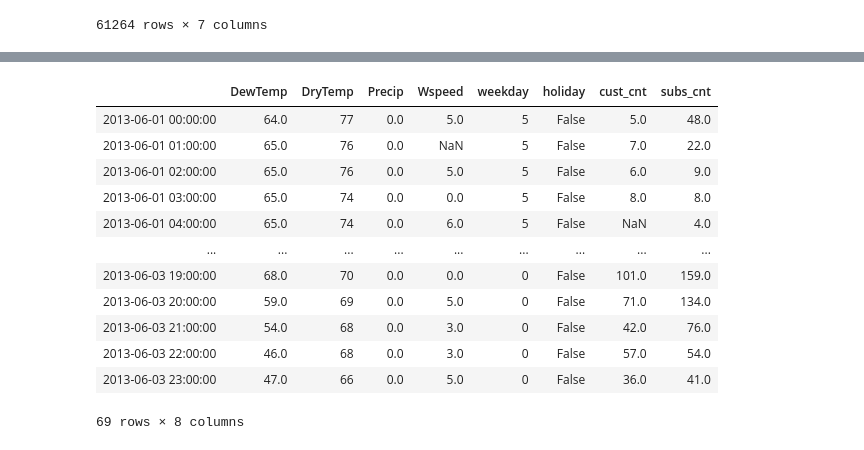
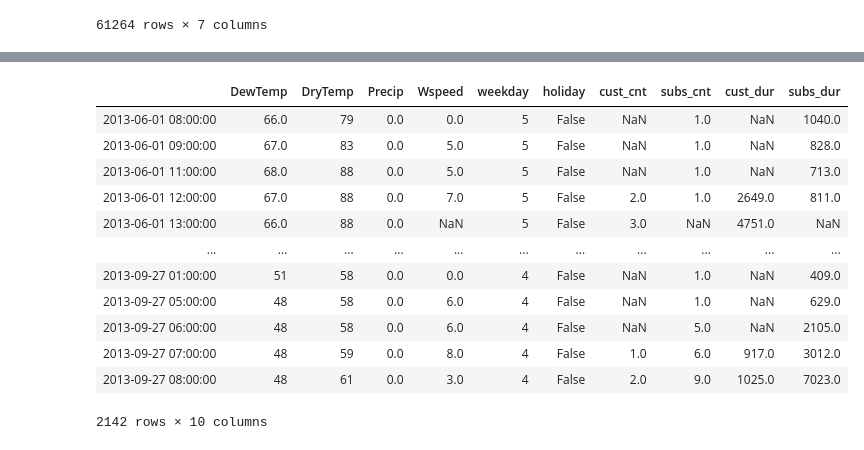
Before and after one commit to pwang96/citadel-datathon, a Jupyter notebook: EDA.ipynb, the cells around one changed output, grey strips where cells are left out. Drawn from its saved outputs; the diff is of its cells as text; code cells hidden in the pictures.

```diff
--- a/EDA.ipynb
+++ b/EDA.ipynb
@@ -150,21 +171,23 @@ trip_duration
 # merge into NYC_weather_hourly
 A = NYC_weather_hourly.set_index('Date')
 mergeddf = A.merge(num_trips, left_index=True, right_index=True)
-mergeddf
+weather_cnt_dur = mergeddf.merge(trip_duration, left_index=True, right_index=True)
-# %% [output]
-|  | DewTemp | DryTemp | Precip | Wspeed | weekday | holiday | cust_cnt | subs_cnt |
-| 2013-06-01 00:00:00 | 64.0 | 77 | 0.0 | 5.0 | 5 | False | 5.0 | 48.0 |
-| 2013-06-01 01:00:00 | 65.0 | 76 | 0.0 | NaN | 5 | False | 7.0 | 22.0 |
-| 2013-06-01 02:00:00 | 65.0 | 76 | 0.0 | 5.0 | 5 | False | 6.0 | 9.0 |
-| 2013-06-01 03:00:00 | 65.0 | 74 | 0.0 | 0.0 | 5 | False | 8.0 | 8.0 |
-| 2013-06-01 04:00:00 | 65.0 | 74 | 0.0 | 6.0 | 5 | False | NaN | 4.0 |
-| ... | ... | ... | ... | ... | ... | ... | ... | ... |
-| 2013-06-03 19:00:00 | 68.0 | 70 | 0.0 | 0.0 | 0 | False | 101.0 | 159.0 |
-| 2013-06-03 20:00:00 | 59.0 | 69 | 0.0 | 5.0 | 0 | False | 71.0 | 134.0 |
-| 2013-06-03 21:00:00 | 54.0 | 68 | 0.0 | 3.0 | 0 | False | 42.0 | 76.0 |
-| 2013-06-03 22:00:00 | 46.0 | 68 | 0.0 | 3.0 | 0 | False | 57.0 | 54.0 |
-| 2013-06-03 23:00:00 | 47.0 | 66 | 0.0 | 5.0 | 0 | False | 36.0 | 41.0 |
-69 rows × 8 columns
+# %%
+weather_cnt_dur
+# %% [output]
+|  | DewTemp | DryTemp | Precip | Wspeed | weekday | holiday | cust_cnt | subs_cnt | cust_dur | subs_dur |
+| 2013-06-01 08:00:00 | 66.0 | 79 | 0.0 | 0.0 | 5 | False | NaN | 1.0 | NaN | 1040.0 |
+| 2013-06-01 09:00:00 | 67.0 | 83 | 0.0 | 5.0 | 5 | False | NaN | 1.0 | NaN | 828.0 |
+| 2013-06-01 11:00:00 | 68.0 | 88 | 0.0 | 5.0 | 5 | False | NaN | 1.0 | NaN | 713.0 |
+| 2013-06-01 12:00:00 | 67.0 | 88 | 0.0 | 7.0 | 5 | False | 2.0 | 1.0 | 2649.0 | 811.0 |
+| 2013-06-01 13:00:00 | 66.0 | 88 | 0.0 | NaN | 5 | False | 3.0 | NaN | 4751.0 | NaN |
+| ... | ... | ... | ... | ... | ... | ... | ... | ... | ... | ... |
+| 2013-09-27 01:00:00 | 51 | 58 | 0.0 | 0.0 | 4 | False | NaN | 1.0 | NaN | 409.0 |
+| 2013-09-27 05:00:00 | 48 | 58 | 0.0 | 6.0 | 4 | False | NaN | 1.0 | NaN | 629.0 |
+| 2013-09-27 06:00:00 | 48 | 58 | 0.0 | 6.0 | 4 | False | NaN | 5.0 | NaN | 2105.0 |
+| 2013-09-27 07:00:00 | 48 | 59 | 0.0 | 8.0 | 4 | False | 1.0 | 6.0 | 917.0 | 3012.0 |
+| 2013-09-27 08:00:00 | 48 | 61 | 0.0 | 3.0 | 4 | False | 2.0 | 9.0 | 1025.0 | 7023.0 |
+2142 rows × 10 columns
 # %%
 #####################
 # Useless code
```
Also changed, not shown: parts of 7 cells of this notebook.
